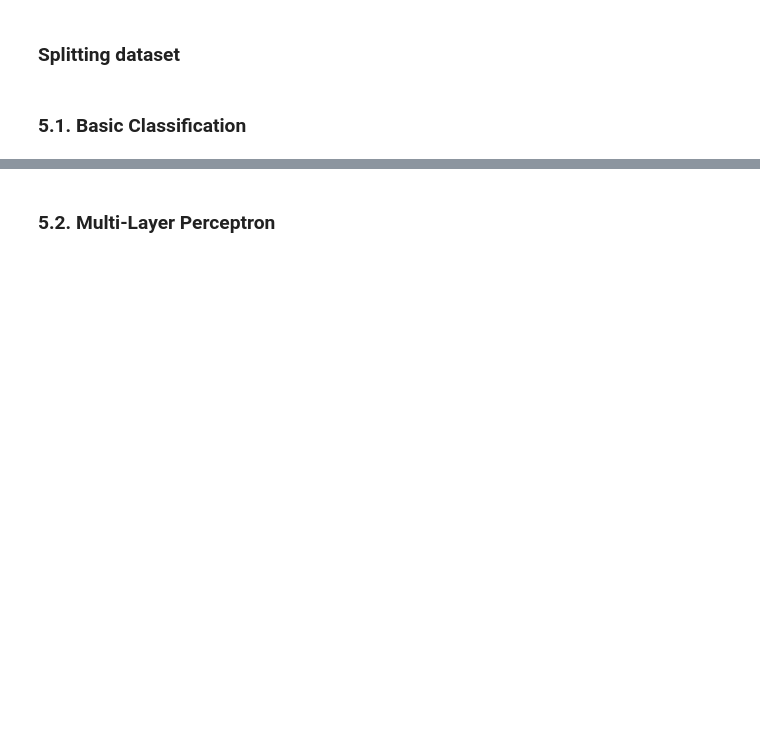
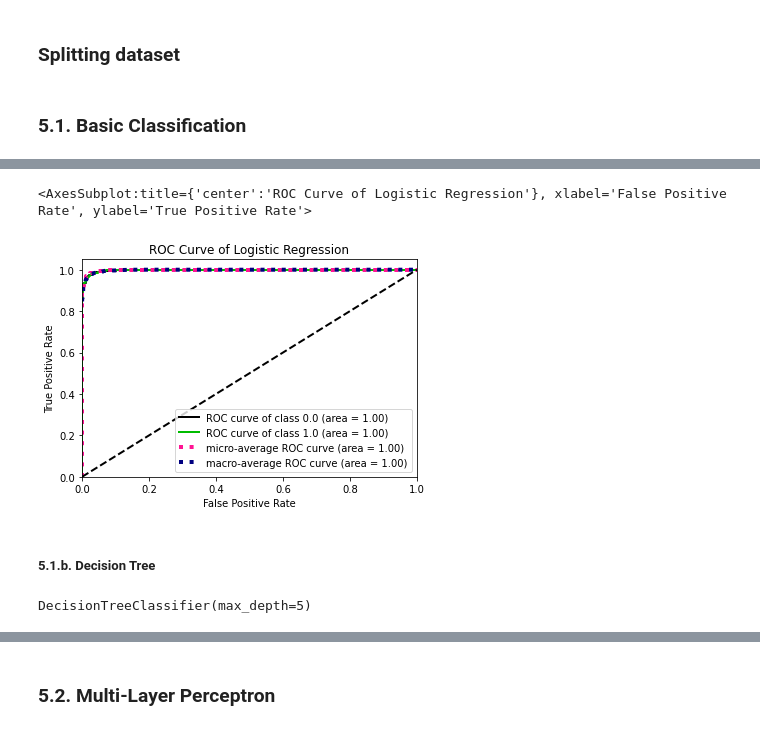
Before and after one commit to HuynhNguyenPhuc/-HPCC-Online-Advertising-Recommendation-System, a Jupyter notebook: Customer Churn Recommendation System.ipynb, the cells around one changed output, grey strips where cells are left out. Cells and saved outputs as stored; diff of their text form; code cells hidden in the pictures; blank space fills up the shorter version.

```diff
--- a/Customer Churn Recommendation System.ipynb
+++ b/Customer Churn Recommendation System.ipynb
@@ -440,0 +439,19 @@ Train Score:  0.98,     Test Score:  0.98
+# %%
+# ROC Curve
+skplt.metrics.plot_roc_curve(
+    y_test,
+    LR.predict_proba(x_test),
+    title='ROC Curve of Logistic Regression',
+)
+# %% [output]
+<AxesSubplot:title={'center':'ROC Curve of Logistic Regression'}, xlabel='False Positive Rate', ylabel='True Positive Rate'>
+[figure, added]
+# %% [markdown]
+##### 5.1.b. Decision Tree
+# %%
+# Decision Tree
+from sklearn.tree import DecisionTreeClassifier
+DT = DecisionTreeClassifier(max_depth=5)
+DT.fit(x_train, y_train)
+# %% [output]
+DecisionTreeClassifier(max_depth=5)
```
Also changed, not shown: parts of 29 cells of this notebook.
